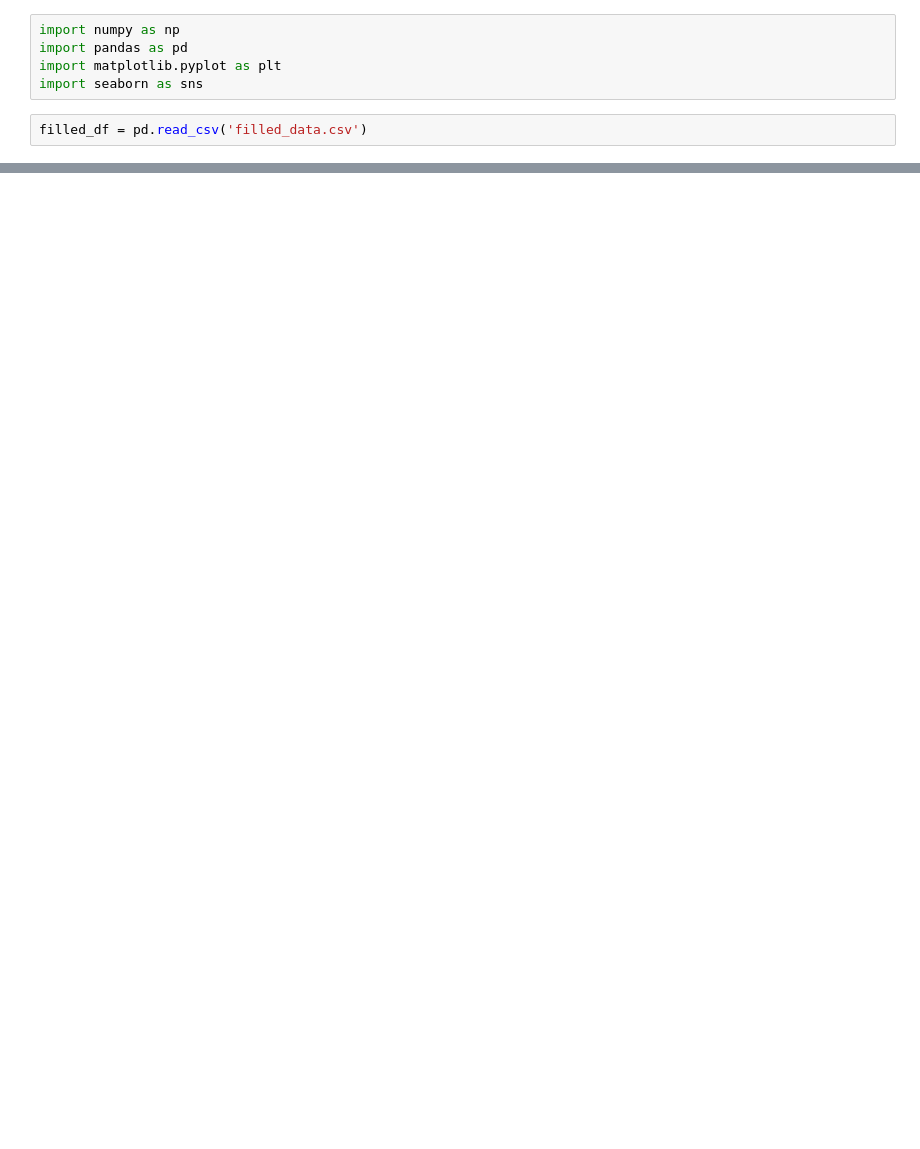
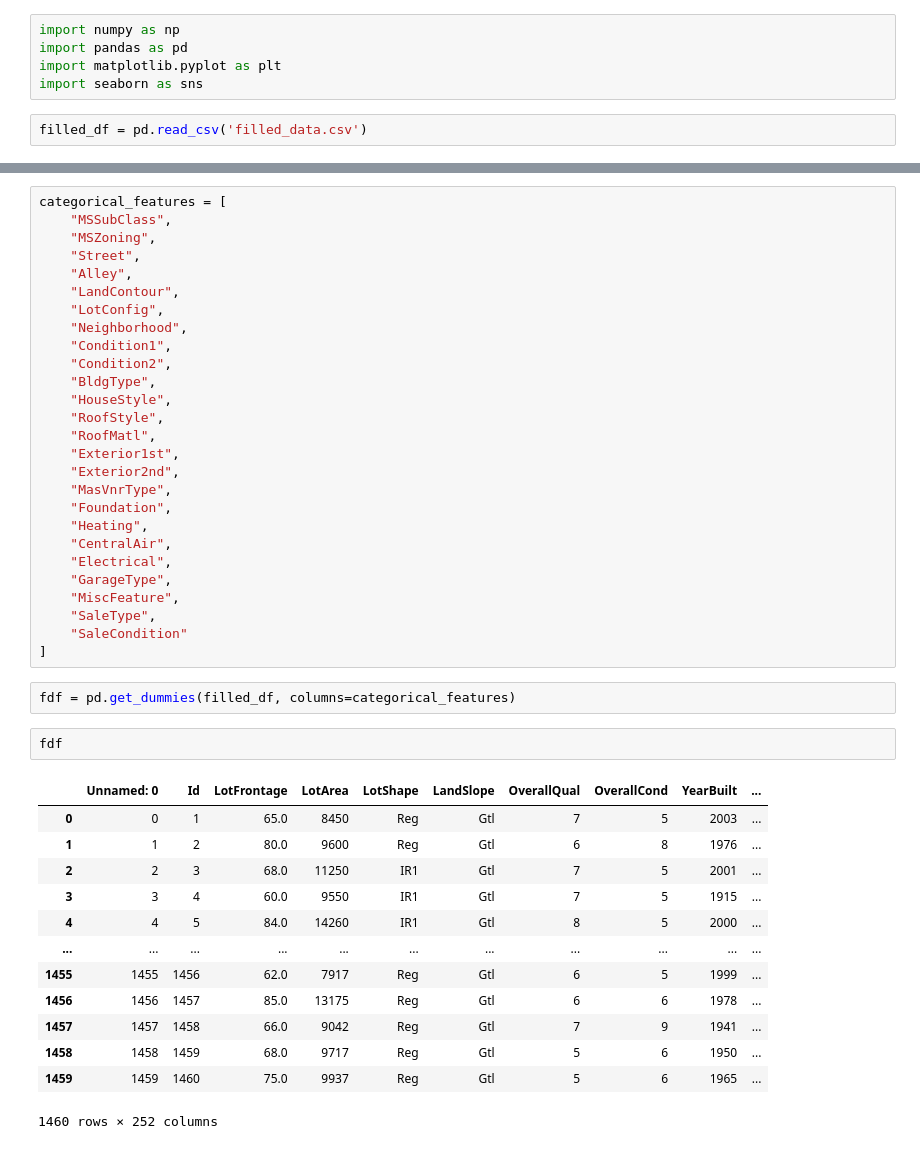
Before and after one commit to Yigit10ur/ames-housing-dataset-solution, a Jupyter notebook: PyCharmMiscProject/feature_engineering.ipynb, the cells around one changed output, grey strips where cells are left out. Drawn from its saved outputs; the diff is of its cells as text; blank space fills up the shorter version.

```diff
--- a/PyCharmMiscProject/feature_engineering.ipynb
+++ b/PyCharmMiscProject/feature_engineering.ipynb
@@ -200,0 +59,45 @@ filled_df.to_csv('eng_df.csv')
+# %%
+categorical_features = [
+    "MSSubClass",
+    "MSZoning",
+    "Street",
+    "Alley",
+    "LandContour",
+    "LotConfig",
+    "Neighborhood",
+    "Condition1",
+    "Condition2",
+    "BldgType",
+    "HouseStyle",
+    "RoofStyle",
+    "RoofMatl",
+    "Exterior1st",
+    "Exterior2nd",
+    "MasVnrType",
+    "Foundation",
+    "Heating",
+    "CentralAir",
+    "Electrical",
+    "GarageType",
+    "MiscFeature",
+    "SaleType",
+    "SaleCondition"
+]
+# %%
+fdf = pd.get_dummies(filled_df, columns=categorical_features)
+# %%
+fdf
+# %% [output]
+|  | Unnamed: 0 | Id | LotFrontage | LotArea | LotShape | LandSlope | OverallQual | OverallCond | YearBuilt | ... |
+| 0 | 0 | 1 | 65.0 | 8450 | Reg | Gtl | 7 | 5 | 2003 | ... |
+| 1 | 1 | 2 | 80.0 | 9600 | Reg | Gtl | 6 | 8 | 1976 | ... |
+| 2 | 2 | 3 | 68.0 | 11250 | IR1 | Gtl | 7 | 5 | 2001 | ... |
+| 3 | 3 | 4 | 60.0 | 9550 | IR1 | Gtl | 7 | 5 | 1915 | ... |
+| 4 | 4 | 5 | 84.0 | 14260 | IR1 | Gtl | 8 | 5 | 2000 | ... |
+| ... | ... | ... | ... | ... | ... | ... | ... | ... | ... | ... |
+| 1455 | 1455 | 1456 | 62.0 | 7917 | Reg | Gtl | 6 | 5 | 1999 | ... |
+| 1456 | 1456 | 1457 | 85.0 | 13175 | Reg | Gtl | 6 | 6 | 1978 | ... |
+| 1457 | 1457 | 1458 | 66.0 | 9042 | Reg | Gtl | 7 | 9 | 1941 | ... |
+| 1458 | 1458 | 1459 | 68.0 | 9717 | Reg | Gtl | 5 | 6 | 1950 | ... |
+| 1459 | 1459 | 1460 | 75.0 | 9937 | Reg | Gtl | 5 | 6 | 1965 | ... |
+1460 rows × 252 columns
```
Also changed, not shown: parts of 46 cells of this notebook.
